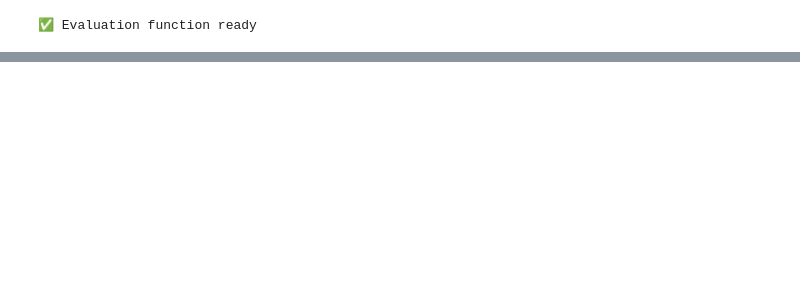
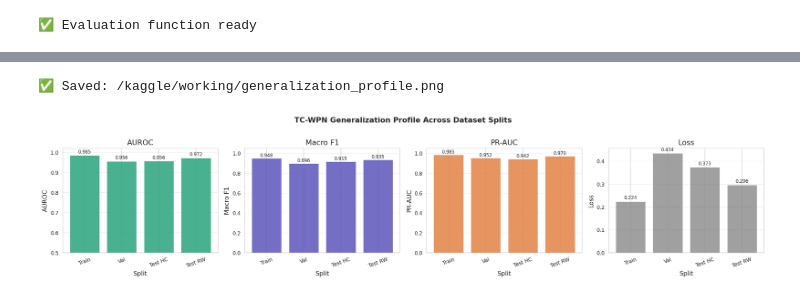
Before and after one commit to dulhara79/R26-DS-012, a Jupyter notebook: Anxiety_Detection_TC_WPN/notebooks/model_health_diagnostic.ipynb, the cells around one changed output, grey strips where cells are left out. Cells and saved outputs as stored; diff of their text form; code cells hidden in the pictures; blank space fills up the shorter version.

```diff
--- a/Anxiety_Detection_TC_WPN/notebooks/model_health_diagnostic.ipynb
+++ b/Anxiety_Detection_TC_WPN/notebooks/model_health_diagnostic.ipynb
@@ -70,23 +127,21 @@ Device: cuda
 # %%
 # =============================================================================
-# CELL 3 — Clone Repo + Imports
+# CELL 3 — Clone Repo & Import TC-WPN
 # =============================================================================
-
-import subprocess
-import sys
-import os, sys, subprocess, torch
 from kaggle_secrets import UserSecretsClient
 
 try:
-    user_secrets = UserSecretsClient()
-    github_token = user_secrets.get_secret('GITHUB_TOKEN')
-    REPO_URL = f'https://dulhara79:{github_token}@github.com/dulhara79/tc_wpn.git'
+    secrets        = UserSecretsClient()
+    github_token   = secrets.get_secret("GITHUB_TOKEN")
+    REPO_URL       = f"https://dulhara79:{github_token}@github.com/dulhara79/tc_wpn.git"
 except Exception as e:
-    raise e
-REPO_DIR = '/kaggle/working/tc_wpn'
+    raise RuntimeError(f"GitHub token not found in Kaggle secrets: {e}")
 
+REPO_DIR = "/kaggle/working/tc_wpn"
 if not os.path.exists(REPO_DIR):
     subprocess.run(["git", "clone", REPO_URL, REPO_DIR], check=True)
+else:
+    subprocess.run(["git", "-C", REPO_DIR, "pull"], check=True)
 
 for p in [REPO_DIR, f"{REPO_DIR}/src"]:
     if p not in sys.path:
@@ -94,6 +149,6 @@ for p in [REPO_DIR, f"{REPO_DIR}/src"]:
 
 from tc_wpn.models.core import TCWPN
 
-print("✅ TC-WPN imported")
+print("✅ TC-WPN model imported from repo")
 # %% [output]
 Cloning into '/kaggle/working/tc_wpn'...
@@ -671,0 +856,55 @@ Done.
+# %%
+# =============================================================================
+# CELL 13 — Generalization Profile Plot
+# Shows AUROC, Macro F1, PR-AUC, and Loss across all splits in one figure.
+# The ideal pattern: Train ≥ Val ≈ Test (small gap, stable across test sets).
+# =============================================================================
+
+split_order = [n for n in ["Train", "Val", "Test HC", "Test RW"] if n in results]
+
+if len(split_order) < 2:
+    print("⚠  Need at least 2 splits for generalization profile. Skipping.")
+else:
+    metrics_to_plot = [
+        ("auroc",    "AUROC",    "#1D9E75", (0.5, 1.02)),
+        ("macro_f1", "Macro F1", "#534AB7", (0.0, 1.05)),
+        ("pr_auc",   "PR-AUC",   "#E07B39", (0.0, 1.05)),
+        ("loss",     "Loss",     "#888888", None),
+    ]
+
+    fig, axes = plt.subplots(1, 4, figsize=(18, 4))
+    fig.suptitle("TC-WPN Generalization Profile Across Dataset Splits",
+                 fontsize=13, fontweight="bold", y=1.02)
+
+    for ax, (key, label, color, ylim) in zip(axes, metrics_to_plot):
+        vals = [results[n].get(key, 0.0) for n in split_order]
+        bars = ax.bar(split_order, vals, color=color, alpha=0.8, edgecolor="white",
+                      linewidth=0.5)
+        ax.set_title(label)
+        ax.set_ylabel(label)
+        ax.set_xlabel("Split")
+        if ylim:
+            ax.set_ylim(*ylim)
+        ax.grid(True, axis="y", alpha=0.3)
+        ax.tick_params(axis="x", rotation=20)
+        for bar, v in zip(bars, vals):
+            ax.text(bar.get_x() + bar.get_width() / 2, bar.get_height() + 0.005,
+                    f"{v:.3f}", ha="center", va="bottom", fontsize=8)
+
+    plt.tight_layout()
+    out = f"{OUTPUT_DIR}/generalization_profile.png"
+    plt.savefig(out, dpi=300, bbox_inches="tight")
+    print(f"✅ Saved: {out}")
+    plt.show()
+
+    # Summary table
+    print()
+    print(f"{'Split':<15} {'AUROC':>8} {'Macro F1':>10} {'PR-AUC':>8} {'Loss':>8} {'N samples':>10}")
+    print("-" * 65)
+    for n in split_order:
+        m = results[n]
+        print(f"{n:<15} {m['auroc']:>8.4f} {m['macro_f1']:>10.4f} "
+              f"{m['pr_auc']:>8.4f} {m['loss']:>8.4f} {m['n_samples']:>10,}")
+# %% [output]
+✅ Saved: /kaggle/working/generalization_profile.png
+[figure, added]
```
Also changed, not shown: parts of 31 cells of this notebook.
